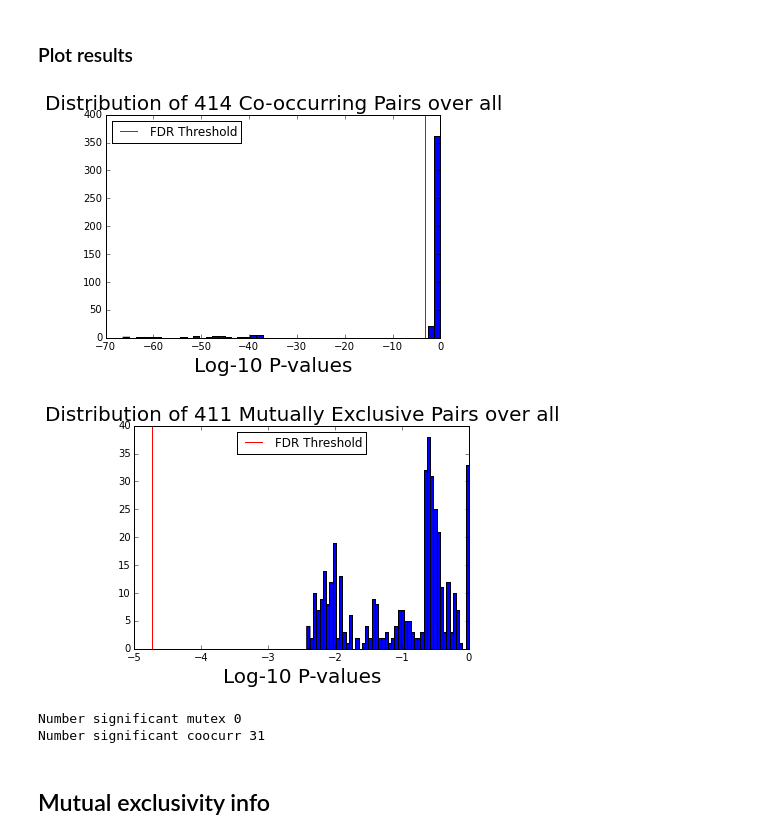
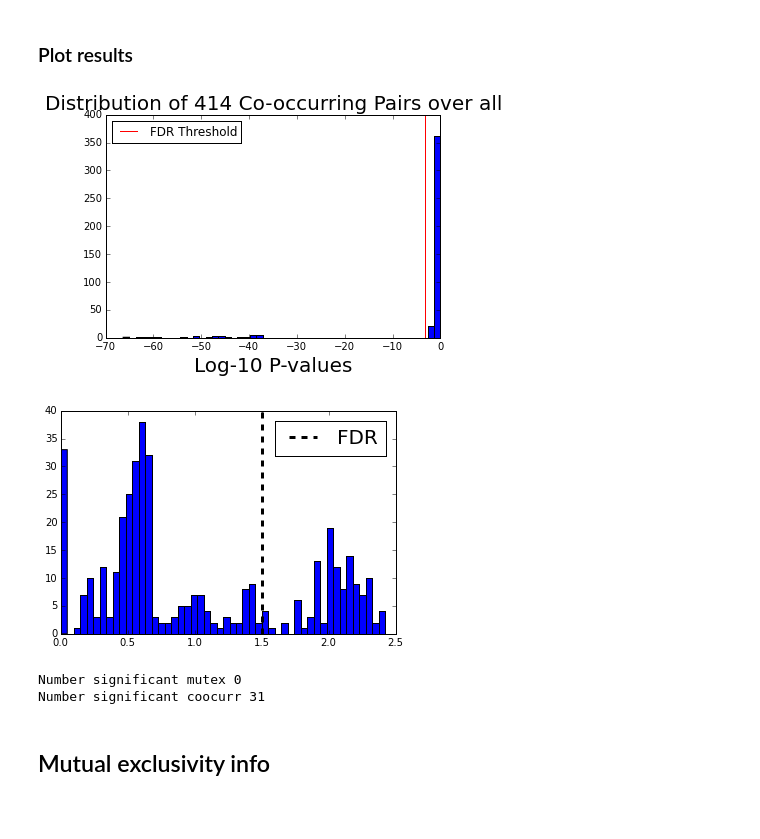
Before and after one commit to lujonathanh/coffdrop, a Jupyter notebook: BRCA_wustl_Mutex_Runs_part3_FDR.ipynb, the cells around one changed output. Drawn from its saved outputs; the diff is of its cells as text; code cells hidden in the pictures; blank space fills up the shorter version.

```diff
--- a/BRCA_wustl_Mutex_Runs_part3_FDR.ipynb
+++ b/BRCA_wustl_Mutex_Runs_part3_FDR.ipynb
@@ -410,39 +450,39 @@ elif len(logcp) == 1:
 
 mpairs = [c for c in new_mpairsdict]
 mpvalues = np.array([new_mpairsdict[c]['AllMBinomProb'] for c in new_mpairsdict])
 sig_mpairs, sig_mpvalues, mthreshold = mt.BH(mpairs, mpvalues, Q=mFDRthreshold, use_dependencies=pairs_have_dependencies)
 
 not_sig_mpairs = set(new_mpairsdict.keys()).difference(set(sig_mpairs))
 
 new_sig_m_dict = new_mpairsdict.copy()
 for not_sig_mpair in not_sig_mpairs:
     del new_sig_m_dict[not_sig_mpair]
 
 logmp = np.log10(mpvalues)
 
 if len(logmp) > 1:
     plt.figure()
-    plt.hist(logmp, bins=50)
-    plt.axvline(x=np.log10(mthreshold), label="FDR Threshold", c='r')
-    plt.title("Distribution of " + str(len(logmp)) + " Mutually Exclusive Pairs over all", fontsize=20)
-    plt.xlabel("Log-10 P-values", fontsize=20)
-    plt.legend(loc='best')
+    plt.hist(-1 * logmp, bins=50)
+    plt.axvline(x=1.5, label="FDR", c='k',linestyle='dashed', linewidth=3)
+    #plt.title("Distribution of " + str(len(logmp)) + " Mutually Exclusive Pairs over all", fontsize=20)
+    #plt.xlabel("Log-10 P-values", fontsize=20)
+    plt.legend(loc='best', fontsize=20)
     plt.show()
 elif len(logmp) == 1:
     print "One tested mutex pair with p=", mpvalues[0]
 
 
 
 
 print "Number significant mutex", len(new_sig_m_dict)
 print "Number significant coocurr", len(new_sig_c_dict)
 
 
 new_sig_dict = new_sig_m_dict.copy()
 new_sig_dict.update(new_sig_c_dict)
 # %% [output]
 [figure]
-[figure, old version]
+[figure, new version]
 Number significant mutex 0
 Number significant coocurr 31
 # %% [markdown]
```
Also changed, not shown: parts of 24 cells of this notebook, 15 other files.
